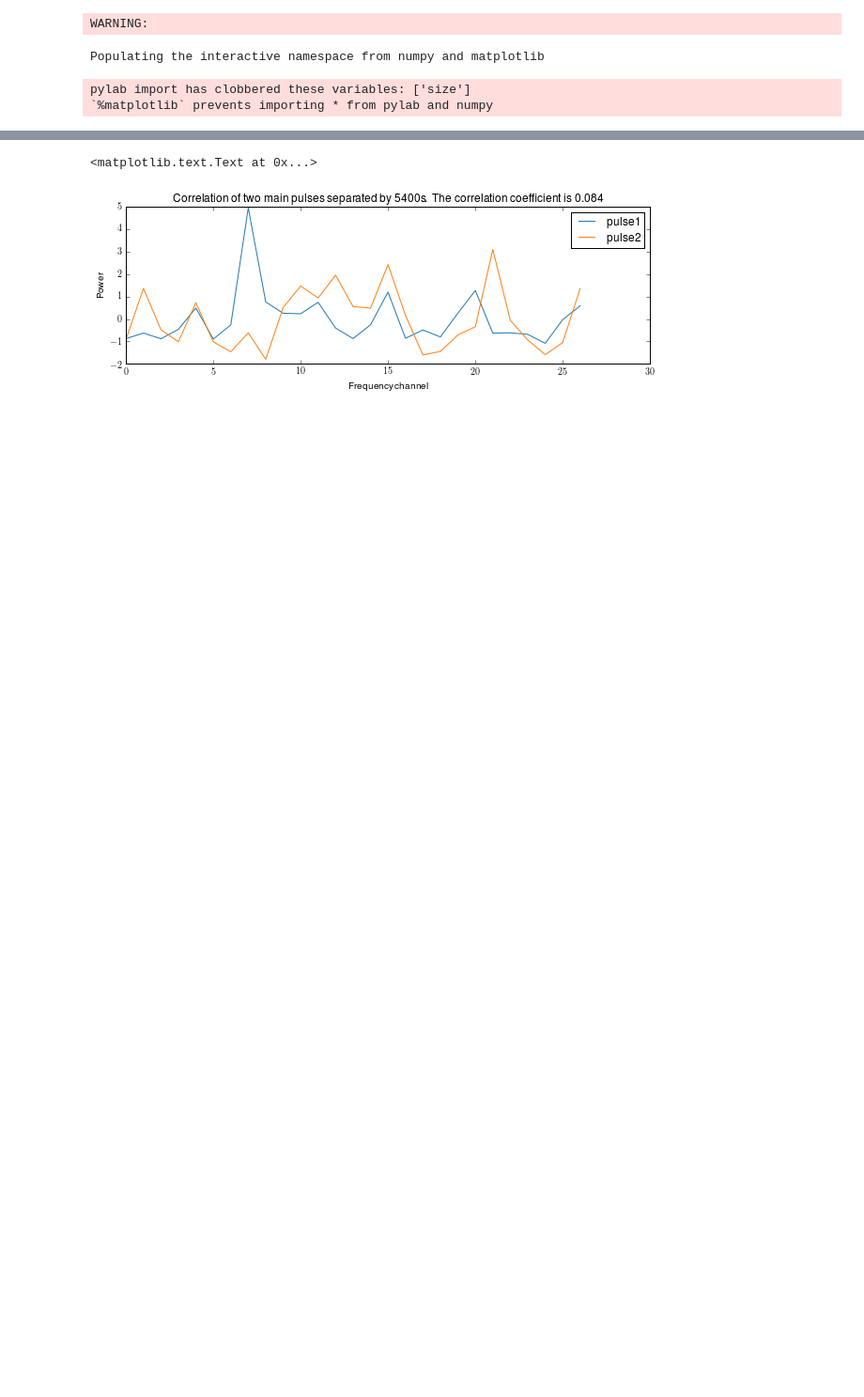
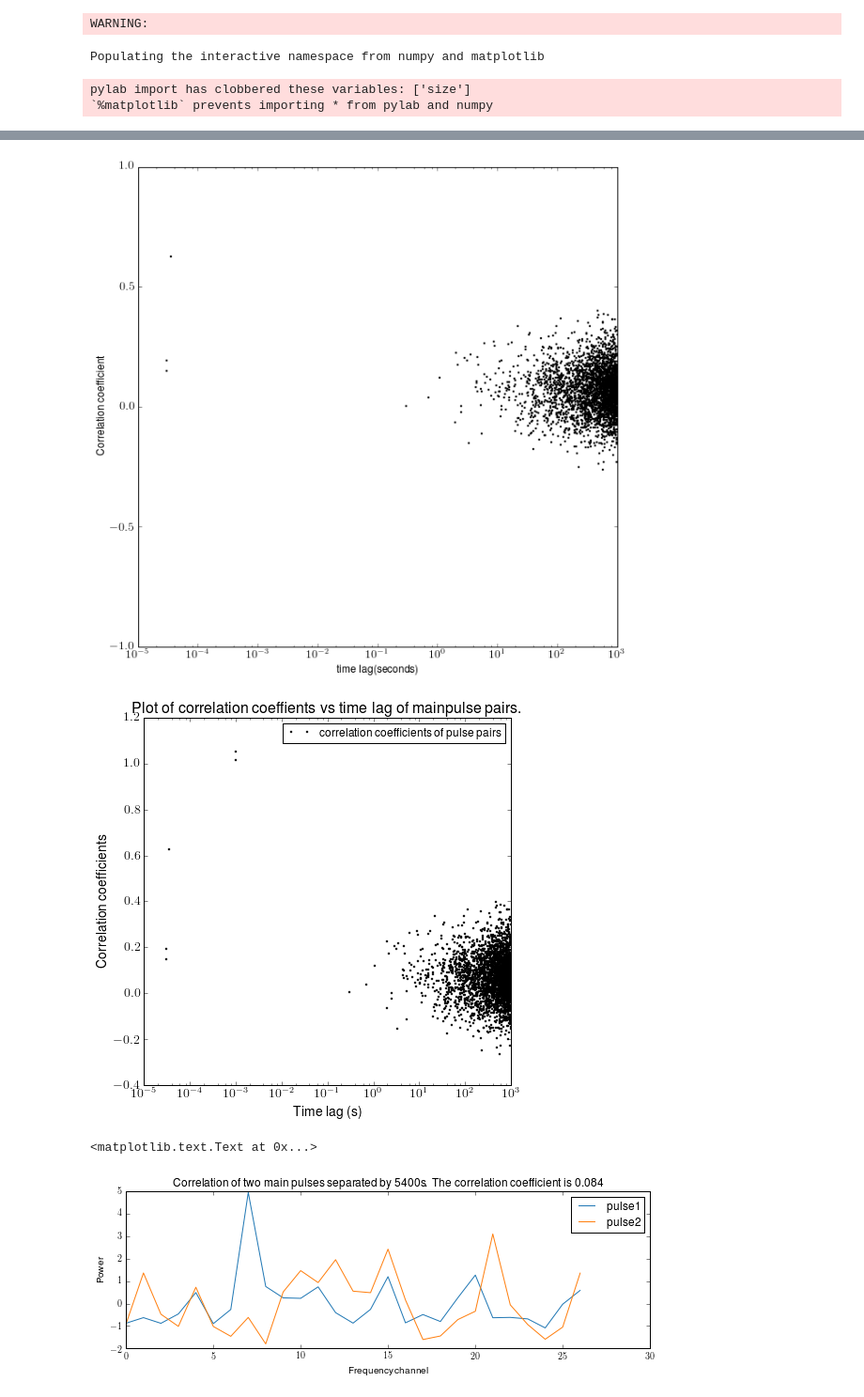
Before and after one commit to xiaozhengxu/scint_analysis, a Jupyter notebook: EVN_crab/Get Corde's plot.ipynb, the cells around one changed output, grey strips where cells are left out. Shown at 94% size. Cells and saved outputs as stored; diff of their text form; code cells hidden in the pictures; blank space fills up the shorter version.

```diff
--- a/EVN_crab/Get Corde's plot.ipynb
+++ b/EVN_crab/Get Corde's plot.ipynb
@@ -230,3 +245,33 @@ ValueError: total size of new array must be unchanged
+# %%
+# ctvalues = np.load('./figures/correlation_coeff/{}_{}ctvaluesef_jul20_mainpulses-n.npy'.format(text_name,nchan))
+# np.save('./figures/correlation_coeff/{}_{}ctvaluesef_jul5.npy'.format(text_name,nchan),ctvalues)
+
+figure(figsize = (10,10))
+semilogx(ctvalues[:,1],ctvalues[:,0],'ok',markersize = 2)
+xlabel('time lag(seconds)',fontsize = 12)
+ylim(-1.,1)
+ylabel('Correlation coefficient',fontsize = 12)
+tick_params(axis='both', which='major', labelsize=14)
+
+bin_no = 10
+time_values = ctvalues[:,1]
+cvalues = ctvalues[:,0]
+time_values[np.isnan(cvalues)]=0
+cvalues[np.isnan(cvalues)]=0
+bins = np.logspace(-6,3,bin_no)
+bin_means = np.histogram(time_values,bins,weights = cvalues,density = False)[0]/np.histogram(time_values,bins,density = False)[0]
+
+figure(figsize = (7,7))
+# semilogx((bins[:-1]+bins[1:])/2,bin_means,'-',label = 'averaged data points'.format(bin_no))
+semilogx(time_values,cvalues,'ok',markersize = 2,label = 'correlation coefficients of pulse pairs')
+legend()
+title('Plot of correlation coeffients vs time lag of mainpulse pairs.'.format(nchan),fontsize = 16)
+xlabel('Time lag (s)',fontsize = 14)
+ylabel('Correlation coefficients',fontsize=14)
+tick_params(axis='both', which='major', labelsize=14)
+# %% [output]
+[figure, added]
+[figure, added]
 # %%
 figure(figsize = (10,3))
 plot(fgp1[0]/fgp1[0].mean()-1.,label = 'pulse1',color = colors[0])
```
Also changed, not shown: parts of 15 cells of this notebook, 24 other files.
